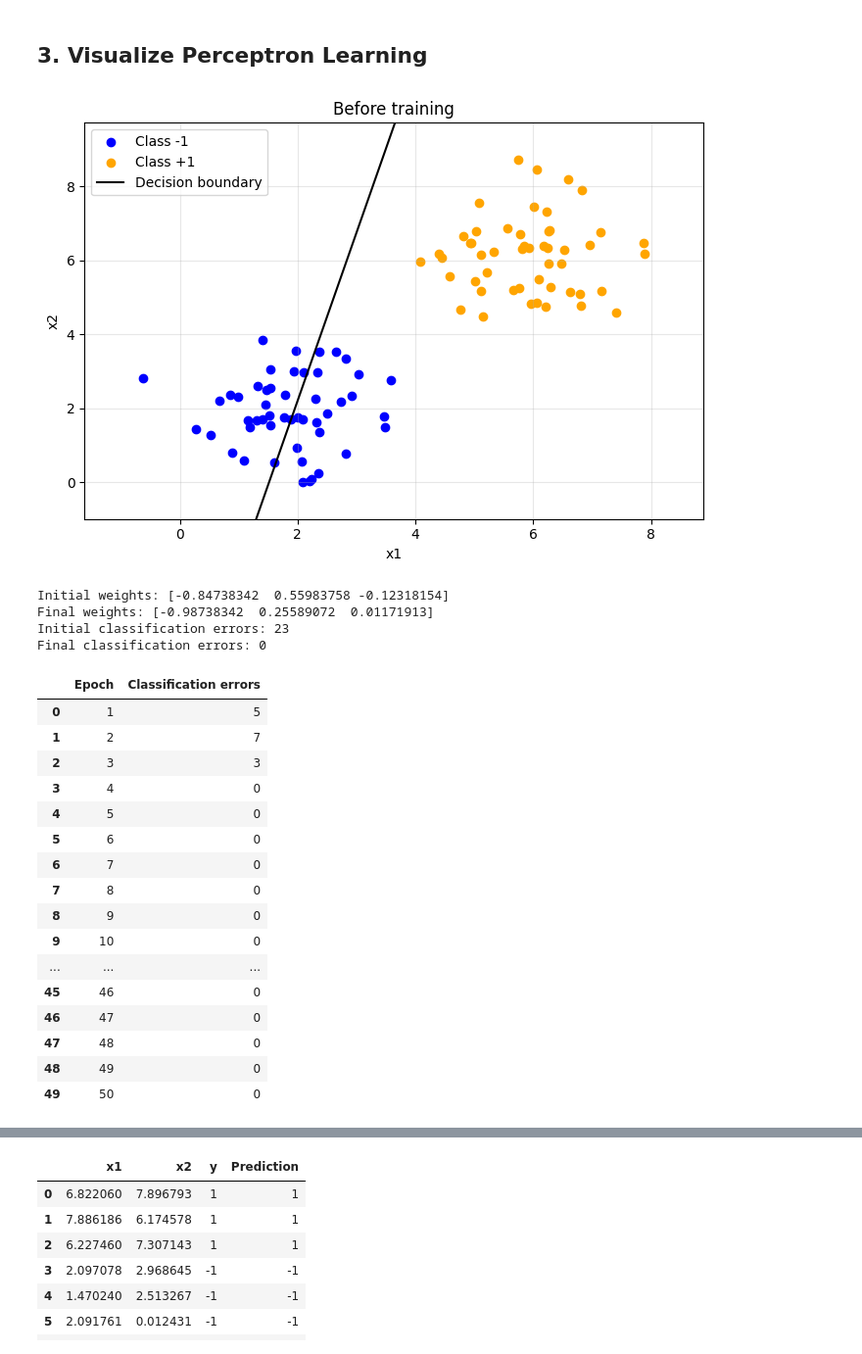
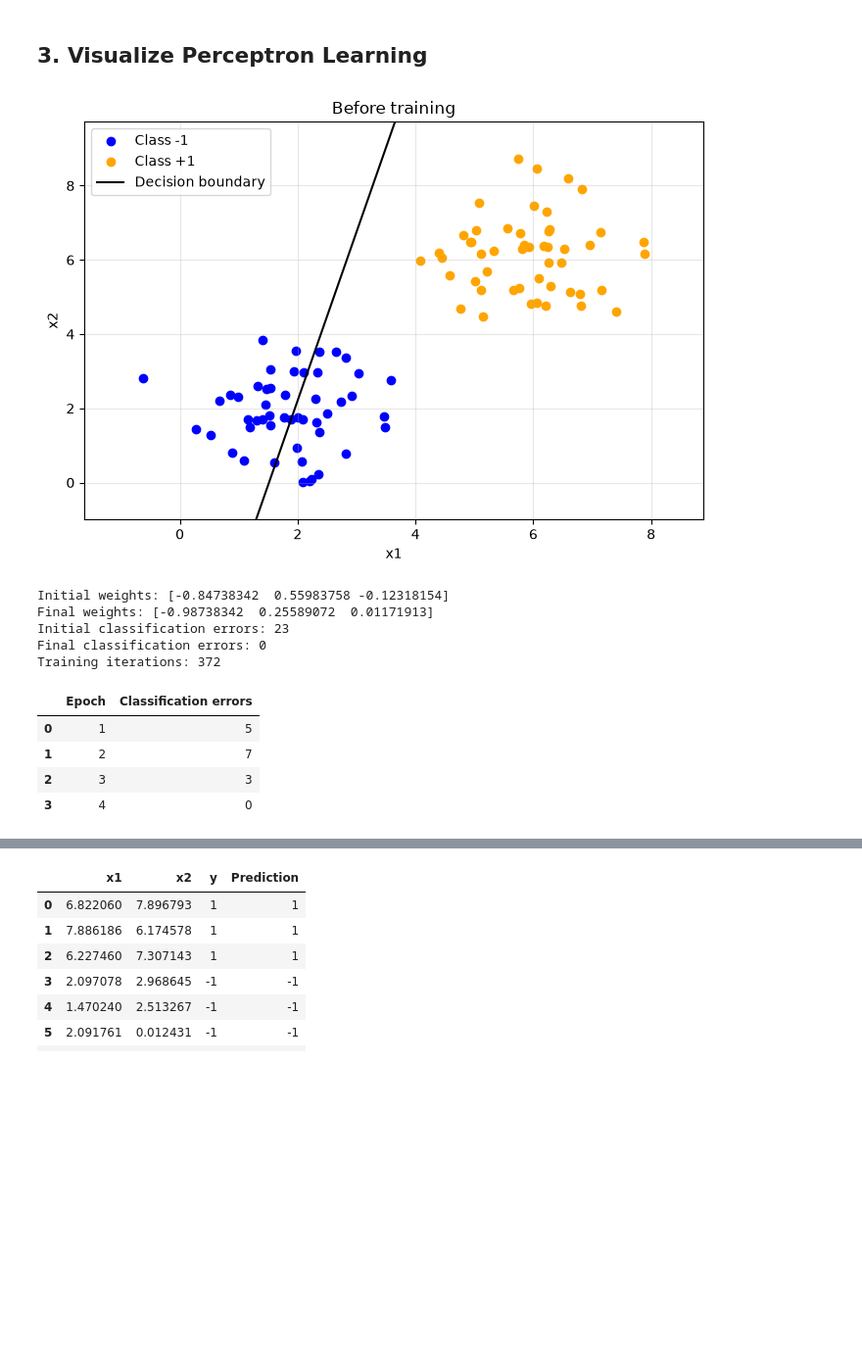
Before and after one commit to hasanmehediii/CSE-4125-ML, a Jupyter notebook: Lab Works/Lab-3/22_Mehedi.ipynb, the cells around one changed output, grey strips where cells are left out. Shown at 98% size. Drawn from its saved outputs; the diff is of its cells as text; code cells hidden in the pictures; blank space fills up the shorter version.

```diff
--- a/Lab Works/Lab-3/22_Mehedi.ipynb
+++ b/Lab Works/Lab-3/22_Mehedi.ipynb
@@ -114,9 +114,17 @@ def update_weights(weights, x, y, learning_rate):
     return weights
 
 
-def train_perceptron(X, y, weights, learning_rate, epochs):
+def train_perceptron(X, y, weights, learning_rate, epochs, weight_history=None):
     weights = weights.copy()
     error_history = []
+
+    if weight_history is not None:
+        weight_history.clear()
+        weight_history.append(weights.copy())
+
+    errors = compute_loss(X, y, weights)
+    if errors == 0:
+        return weights, error_history
 
     for epoch in range(epochs):
         for i in range(len(X)):
@@ -126,7 +134,14 @@ def train_perceptron(X, y, weights, learning_rate, epochs):
             if prediction != y[i] or score == 0:
                 weights = update_weights(weights, X[i], y[i], learning_rate)
 
-        errors = compute_loss(X, y, weights)
+            if weight_history is not None:
+                weight_history.append(weights.copy())
+
+            errors = compute_loss(X, y, weights)
+            if errors == 0:
+                error_history.append(errors)
+                return weights, error_history
+
         error_history.append(errors)
 
     return weights, error_history
@@ -136,48 +151,40 @@ def train_perceptron(X, y, weights, learning_rate, epochs):
 learning_rate = 0.01
 epochs = 50
 initial_errors = compute_loss(X, y, initial_weights)
 
 plt.figure(figsize=(7, 5))
 plot_decision_boundary(X, y, initial_weights, "Before training")
 plt.tight_layout()
 plt.show()
 
+weight_history = []
 final_weights, error_history = train_perceptron(
-    X, y, initial_weights, learning_rate, epochs
+    X, y, initial_weights, learning_rate, epochs, weight_history
 )
 
 print("Initial weights:", initial_weights)
 print("Final weights:", final_weights)
 print("Initial classification errors:", initial_errors)
-print("Final classification errors:", error_history[-1])
+print("Final classification errors:", compute_loss(X, y, final_weights))
+
+print("Training iterations:", len(weight_history) - 1)
 
 display(pd.DataFrame({
-    "Epoch": range(1, epochs + 1),
+    "Epoch": range(1, len(error_history) + 1),
     "Classification errors": error_history
 }))
 # %% [output]
 [figure]
 Initial weights: [-0.84738342  0.55983758 -0.12318154]
 Final weights: [-0.98738342  0.25589072  0.01171913]
 Initial classification errors: 23
 Final classification errors: 0
+Training iterations: 372
 |  | Epoch | Classification errors |
 | 0 | 1 | 5 |
 | 1 | 2 | 7 |
 | 2 | 3 | 3 |
 | 3 | 4 | 0 |
-| 4 | 5 | 0 |
-| 5 | 6 | 0 |
-| 6 | 7 | 0 |
-| 7 | 8 | 0 |
-| 8 | 9 | 0 |
-| 9 | 10 | 0 |
-| ... | ... | ... |
-| 45 | 46 | 0 |
-| 46 | 47 | 0 |
-| 47 | 48 | 0 |
-| 48 | 49 | 0 |
-| 49 | 50 | 0 |
 # %%
 plt.figure(figsize=(7, 5))
 plot_decision_boundary(X, y, final_weights, "After training")
```
Also changed, not shown: parts of 5 cells of this notebook, 1 other file.
